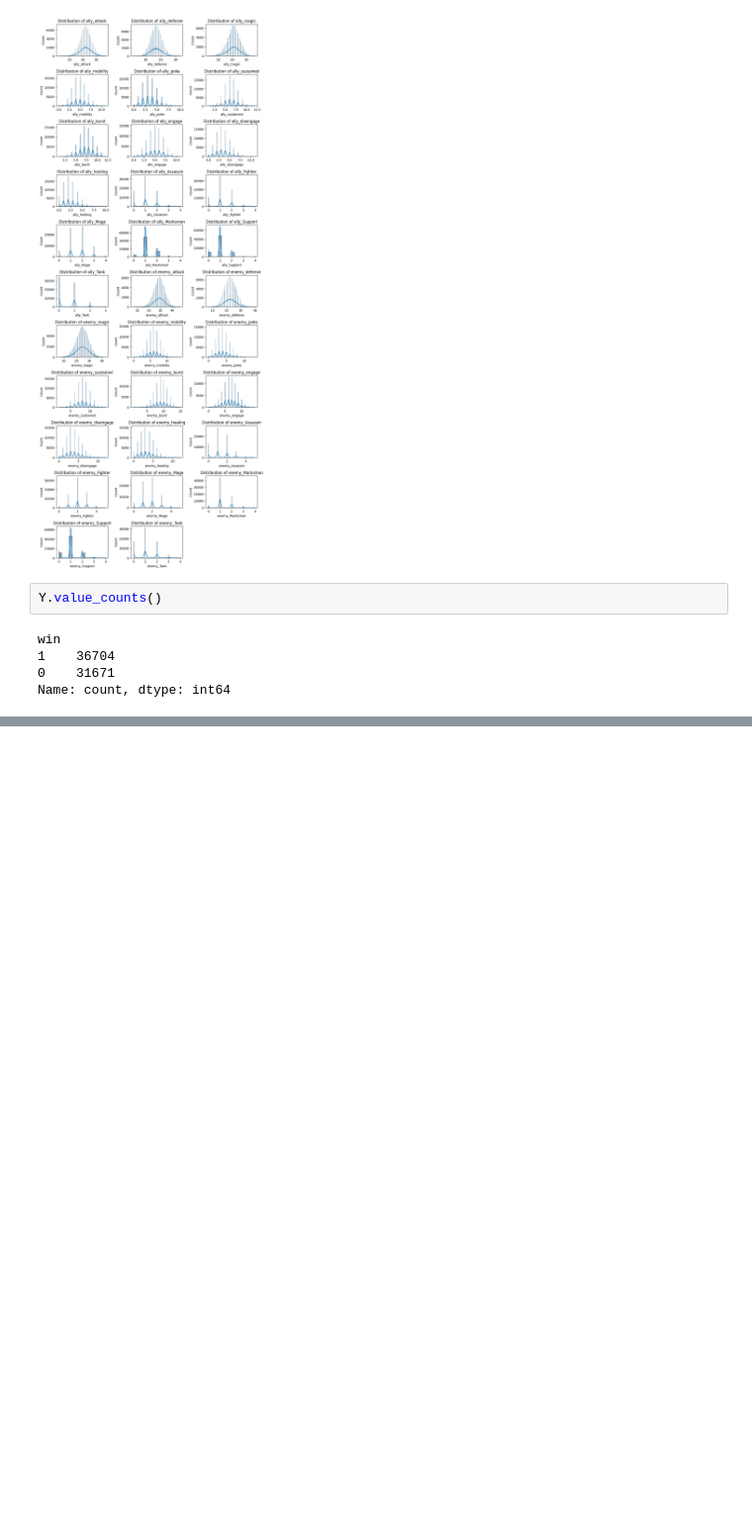
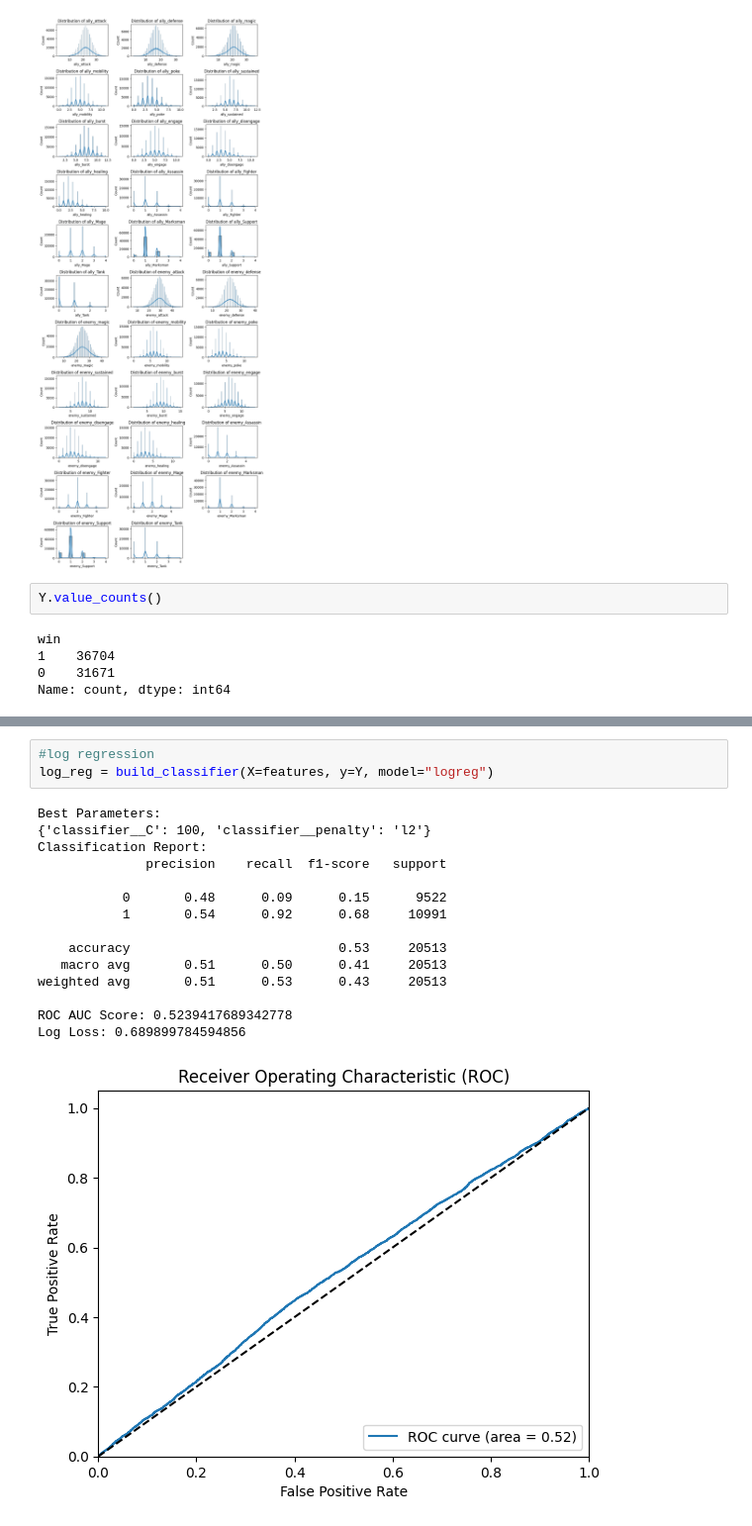
Before and after one commit to fpechierasData/lol_item_recommender, a Jupyter notebook: scratch.ipynb, the cells around one changed output, grey strips where cells are left out. Shown at 99% size. Saved outputs shown, nothing was run; the diff lists cells and outputs as text; blank space fills up the shorter version.

```diff
--- a/scratch.ipynb
+++ b/scratch.ipynb
@@ -135,4 +165,23 @@ def build_classifier(X, y):
     plt.show()
 
     return grid_search
+# %%
+#log regression
+log_reg = build_classifier(X=features, y=Y, model="logreg")
+# %% [output]
+Best Parameters:
+{'classifier__C': 100, 'classifier__penalty': 'l2'}
+Classification Report:
+              precision    recall  f1-score   support
+
+           0       0.48      0.09      0.15      9522
+           1       0.54      0.92      0.68     10991
+
+    accuracy                           0.53     20513
+   macro avg       0.51      0.50      0.41     20513
+weighted avg       0.51      0.53      0.43     20513
+
+ROC AUC Score: 0.5239417689342778
+Log Loss: 0.689899784594856
+[figure, added]
 # %%
```
Also changed, not shown: parts of 5 cells of this notebook.
